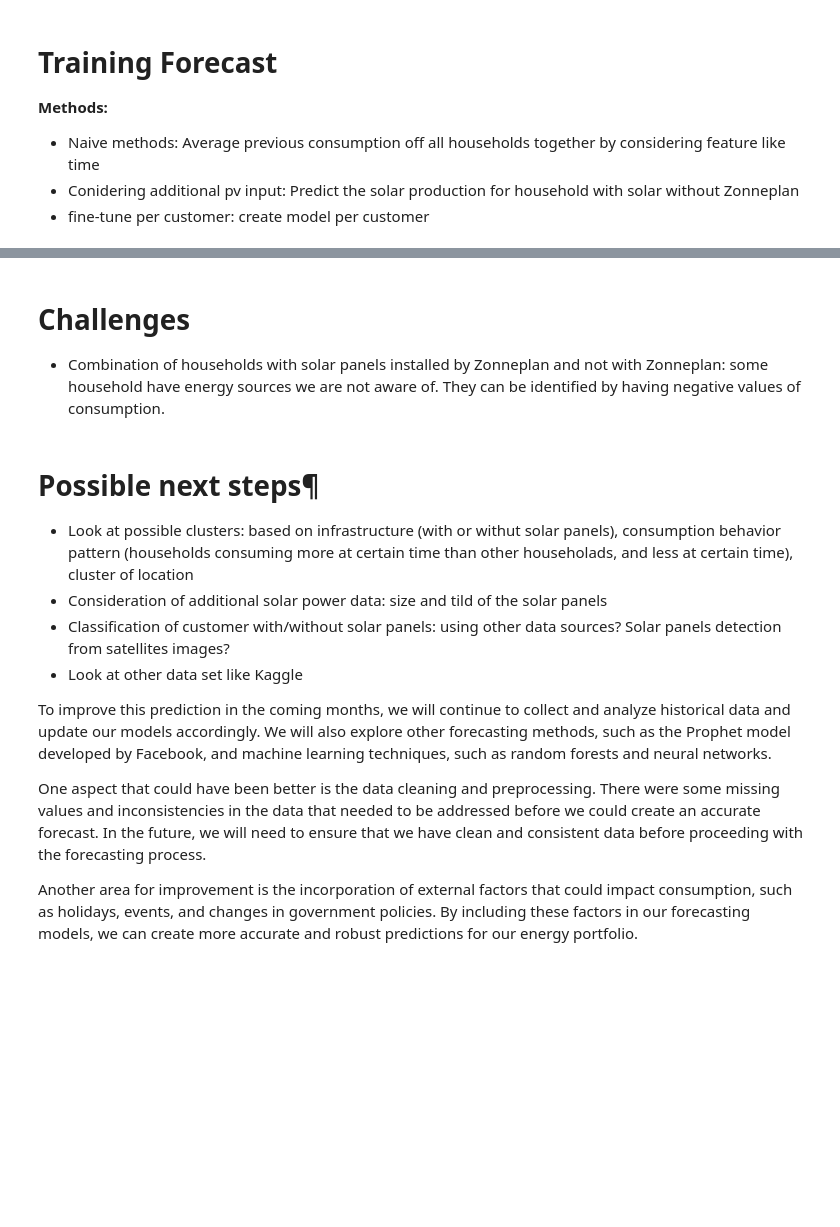
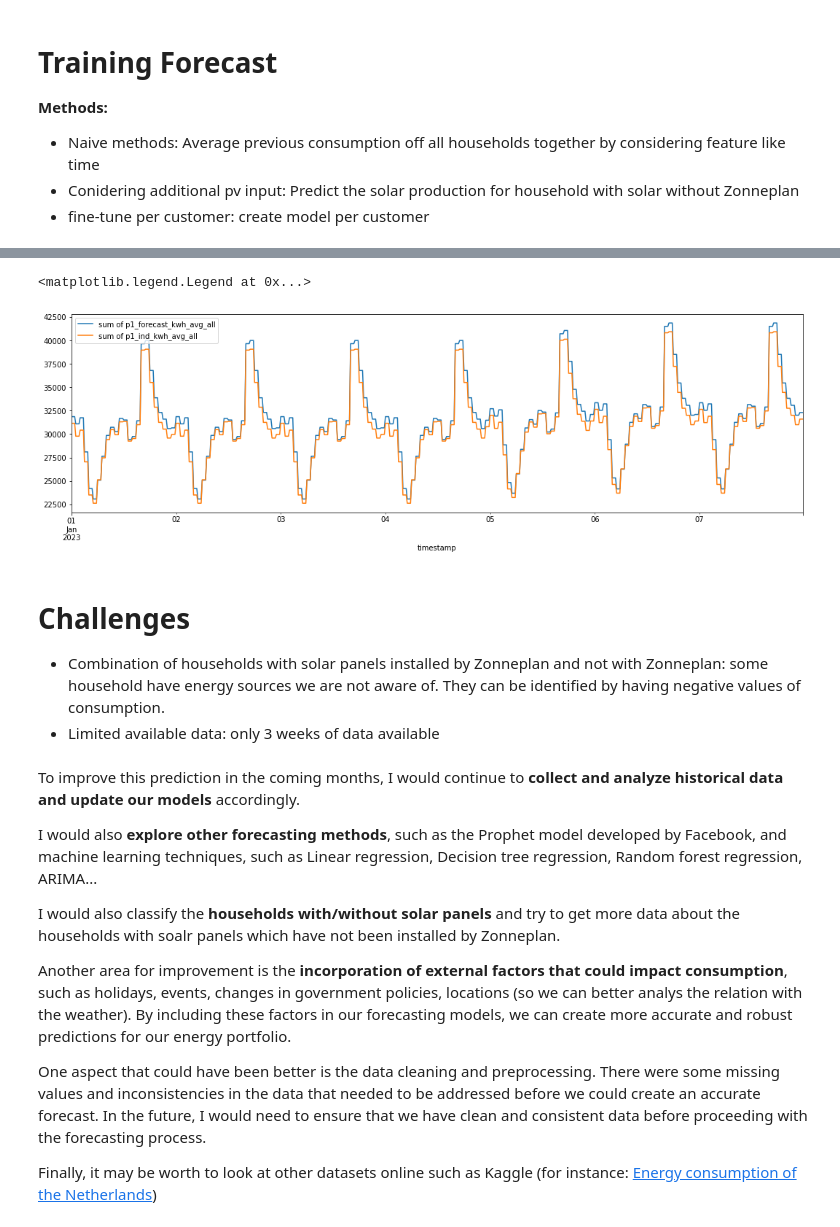
Before and after one commit to ThomasLeMontagner/Zonneplan_Assignment, a Jupyter notebook: Zonneplan_Assignment_Forecast.ipynb, the cells around one changed output, grey strips where cells are left out. Cells and saved outputs as stored; diff of their text form; code cells hidden in the pictures; blank space fills up the shorter version.

Commit message:
Assignment ready for presentation

```diff
--- a/Zonneplan_Assignment_Forecast.ipynb
+++ b/Zonneplan_Assignment_Forecast.ipynb
@@ -9,8 +23,8 @@ from matplotlib import pyplot as plt
 # Load Data
 # %%
 contracts = pd.read_csv('datafiles_assignment_data_scientist/contracten_database_table.csv', sep = ';')
-values_actual = pd.read_json('datafiles_assignment_data_scientist/actual_values.json')
-pv_forecast = pd.read_json('datafiles_assignment_data_scientist/forecast_values.json')
+data = pd.read_json('datafiles_assignment_data_scientist/actual_values.json')
+forecast_values = pd.read_json('datafiles_assignment_data_scientist/forecast_values.json')
 weather_actual = pd.read_json('datafiles_assignment_data_scientist/weather_actual.json')
 weather_forecast = pd.read_json('datafiles_assignment_data_scientist/weather_forecast.json')
 prices = pd.read_json('datafiles_assignment_data_scientist/price_epex.json')
@@ -21,6 +35,4 @@ Remove outliers using threshold defined in EDA.
 # %%
 # remove outlier
 threshold = 5*10e3
-consumption = values_actual[['contract_id', 'timestamp', 'p1_actual_kwh', 'pv_actual_kwh']].copy()
-consumption = consumption[(consumption.p1_actual_kwh > -threshold) & \
-                          (consumption.p1_actual_kwh < threshold)].copy()
+data = data[(data.p1_actual_kwh > -threshold) & (data.p1_actual_kwh < threshold)].copy()
@@ -50,9 +41,9 @@ consumption['pv_actual_kwh'] = consumption['pv_actual_kwh'].replace(np.nan, 0)
 # %%
 # Set of contract_id having solar panels with Zonneplan (based of pv_actual_kwh)
-pv_w_zp_contract = set(values_actual[~values_actual['pv_actual_kwh'].isnull()]['contract_id'])
+pv_w_zp_contract = set(data[~data['pv_actual_kwh'].isnull()]['contract_id'])
 
 # (Inferred) Set of contract_id having solar panel not with Zonneplan
 # To do so, we assume that contract_id with p1_actual_kwh < 0 have solar panels
-customer_w_pv = set(values_actual[values_actual['p1_actual_kwh'] < 0]['contract_id'])
+customer_w_pv = set(data[data['p1_actual_kwh'] < 0]['contract_id'])
 pv_wo_zp_contract = customer_w_pv - pv_w_zp_contract
 # %%
@@ -88,0 +193,7 @@ Consumption:
+# %%
+# Add column to indicate if the household has solar panels NOT installed by Zonneplan (1 if True, 0 otherwise)
+forecast_values['not_ZP_pv'] = forecast_values.apply(lambda row : 1 \
+                                                     if row.contract_id in pv_wo_zp_contract else 0, axis = 1)
+
+# Add column to indicate if the customer has solar panels
+forecast_values['has_pv'] = forecast_values.apply(lambda row : 1 if row.contract_id in customer_w_pv else 0, axis = 1)
@@ -89,15 +222,26 @@ Consumption:
+# %%
+fig, ax = plt.subplots(figsize=(18,5))
+forecast_values.groupby(forecast_values.timestamp)['cons_forecast_avg_all'].sum().plot(label='sum of p1_forecast_kwh_avg_all', \
+                                                                           ax=ax)
+forecast_values.groupby(forecast_values.timestamp)['cons_forecast_avg_ind'].sum().plot(label='sum of p1_ind_kwh_avg_all', \
+                                                                           ax=ax)
+plt.legend()
+# %% [output]
+<matplotlib.legend.Legend at 0x...>
+[figure, added]
 # %% [markdown]
 # Challenges
 * Combination of households with solar panels installed by Zonneplan and not with Zonneplan: some household have energy sources we are not aware of. They can be identified by having negative values of consumption.
+* Limited available data: only 3 weeks of data available
 # %% [markdown]
-# Possible next steps¶
-* Look at possible clusters: based on infrastructure (with or withut solar panels), consumption behavior pattern (households consuming more at certain time than other householads, and less at certain time), cluster of location
-* Consideration of additional solar power data: size and tild of the solar panels
-* Classification of customer with/without solar panels: using other data sources? Solar panels detection from satellites images?
-* Look at other data set like Kaggle
+To improve this prediction in the coming months, I would continue to **collect and analyze historical data and update our models** accordingly.
 
-To improve this prediction in the coming months, we will continue to collect and analyze historical data and update our models accordingly. We will also explore other forecasting methods, such as the Prophet model developed by Facebook, and machine learning techniques, such as random forests and neural networks.
+I would also **explore other forecasting methods**, such as the Prophet model developed by Facebook, and machine learning techniques, such as Linear regression, Decision tree regression, Random forest regression, ARIMA...
 
-One aspect that could have been better is the data cleaning and preprocessing. There were some missing values and inconsistencies in the data that needed to be addressed before we could create an accurate forecast. In the future, we will need to ensure that we have clean and consistent data before proceeding with the forecasting process.
+I would also classify the **households with/without solar panels** and try to get more data about the households with soalr panels which have not been installed by Zonneplan.
 
-Another area for improvement is the incorporation of external factors that could impact consumption, such as holidays, events, and changes in government policies. By including these factors in our forecasting models, we can create more accurate and robust predictions for our energy portfolio.
+Another area for improvement is the **incorporation of external factors that could impact consumption**, such as holidays, events, changes in government policies, locations (so we can better analys the relation with the weather). By including these factors in our forecasting models, we can create more accurate and robust predictions for our energy portfolio.
+
+One aspect that could have been better is the data cleaning and preprocessing. There were some missing values and inconsistencies in the data that needed to be addressed before we could create an accurate forecast. In the future, I would need to ensure that we have clean and consistent data before proceeding with the forecasting process.
+
+Finally, it may be worth to look at other datasets online such as Kaggle (for instance: [Energy consumption of the Netherlands](https://www.kaggle.com/datasets/lucabasa/dutch-energy))
```
Also changed, not shown: parts of 34 cells of this notebook.
